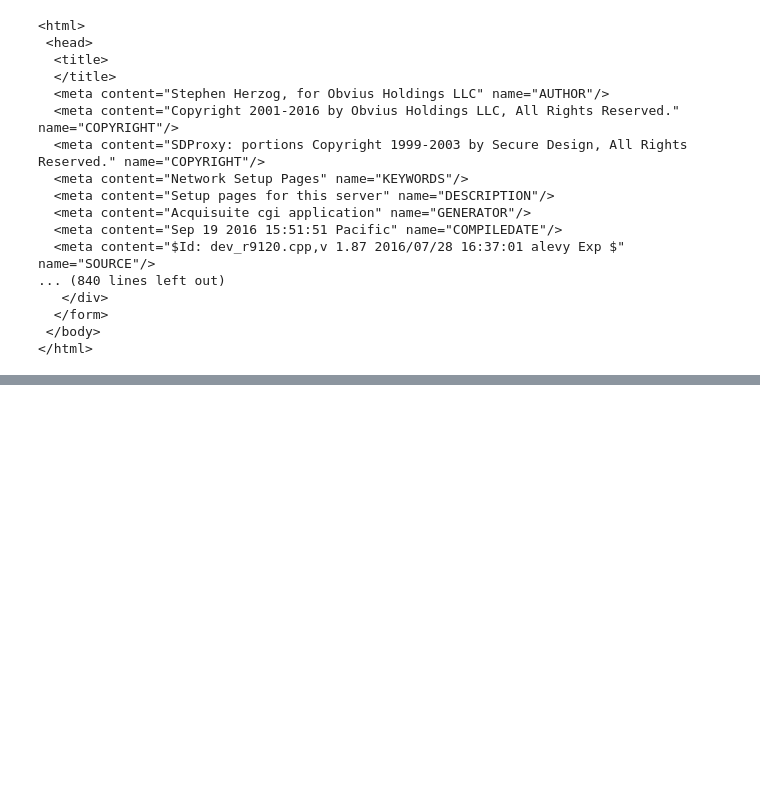
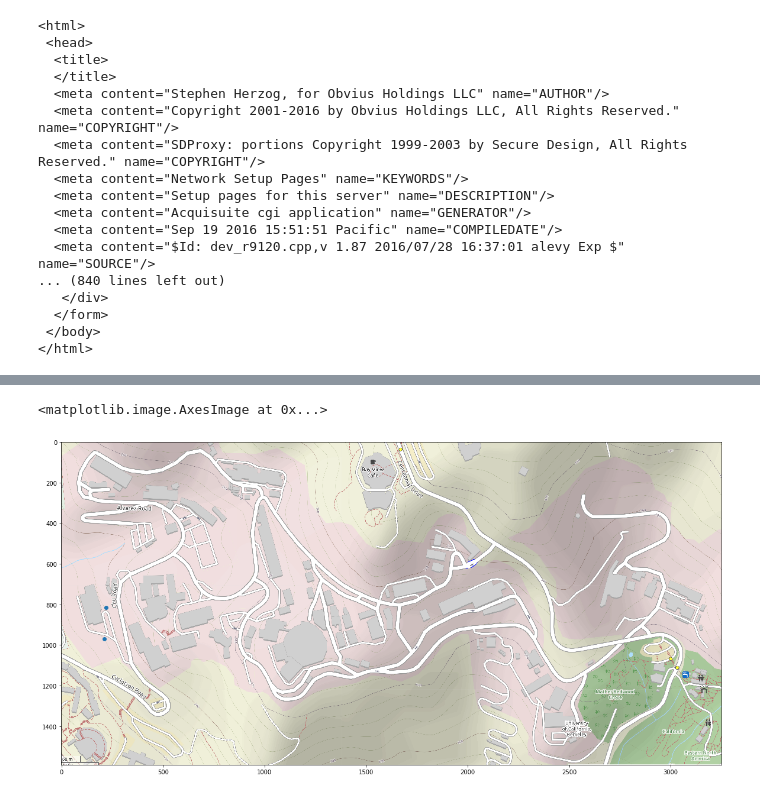
Before and after one commit to ralphou/acquisuite_pipeline, a Jupyter notebook: acquisuite_webpage_parsing.ipynb, the cells around one changed output, grey strips where cells are left out. Drawn from its saved outputs; the diff is of its cells as text; code cells hidden in the pictures; blank space fills up the shorter version.

```diff
--- a/acquisuite_webpage_parsing.ipynb
+++ b/acquisuite_webpage_parsing.ipynb
@@ -96,3 +97,21 @@ data_frame
 # %%
 data_frame = data_frame.reset_index()
 data_frame.to_csv("signal_strength.csv", index=False)
+# %%
+img = plt.imread("lbnl_map.png")
+fig, ax = plt.subplots()
+fig.set_size_inches(20, 13)
+
+#initializing the device points, from left to right
+#First make a mapping of each device and their points
+devices = [48, 49, 42, 33, 36, 32, 43, 41, 30, 34, 44, 29, 40, 45, 50, 28, 51, 38]
+device_points = {}
+device_points[48] = [210, 970]
+device_points[49] = [220, 815]
+device_points[42] = []
+#testing points visually
+plt.scatter([210, 220], [970, 815])
+ax.imshow(img)
+# %% [output]
+<matplotlib.image.AxesImage at 0x...>
+[figure, added]
```
Also changed, not shown: parts of 2 cells of this notebook, 4 other files.
